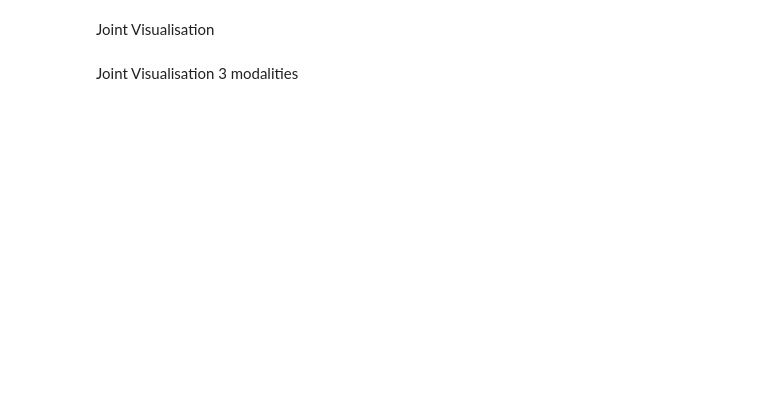
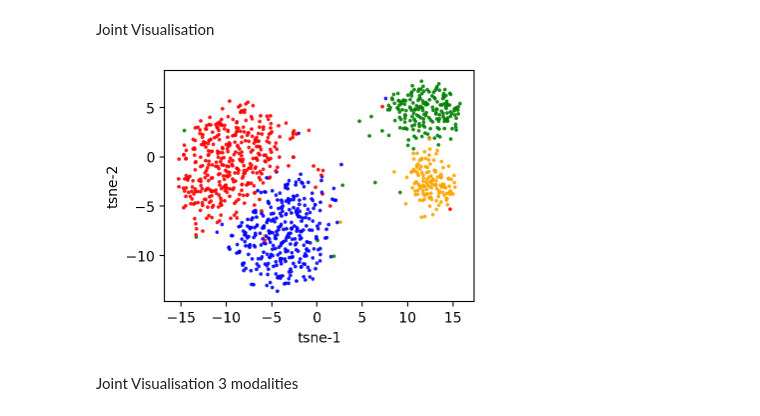
Before and after one commit to divijkhaitan/multimodal-clustering, a Jupyter notebook: clustering.ipynb, the cells around one changed output. Saved outputs shown, nothing was run; the diff lists cells and outputs as text; code cells hidden in the pictures; blank space fills up the shorter version.

```diff
--- a/clustering.ipynb
+++ b/clustering.ipynb
@@ -157,7 +163,7 @@ plt.show()
 # %% [markdown]
 Joint Visualisation
 # %%
-data = {"dna": expr_reduced, "chromatin": atac_reduced}
+data = {"rna": expr_reduced, "chromatin": atac_reduced}
 joint_tsne_obj = JTSNE(init="pca")
 joint_tsne = joint_tsne_obj.fit_transform(X = data)
 # %%
@@ -168,13 +174,16 @@ joint_tsne = joint_tsne_obj.fit_transform(X = data)
 # %%
 fig = plt.figure(figsize=(4,3))
 ax = fig.add_subplot(111)
 ax.set_xlabel("tsne-1")
 ax.set_ylabel("tsne-2")
+ax.scatter(joint_tsne[:,0], joint_tsne[:,1], s=3, c = louv_labels, alpha=0.8, cmap=colours)
 ax.set_label("Joint 2 modal")
 ax.spines["top"].set_visible=False
 ax.spines["right"].set_visible=False
 ax.xaxis.set_ticks_position("bottom")
 ax.yaxis.set_ticks_position("left")
+# %% [output]
+[figure, added]
 # %% [markdown]
 Joint Visualisation 3 modalities
 # %%
```
Also changed, not shown: parts of 7 cells of this notebook.
